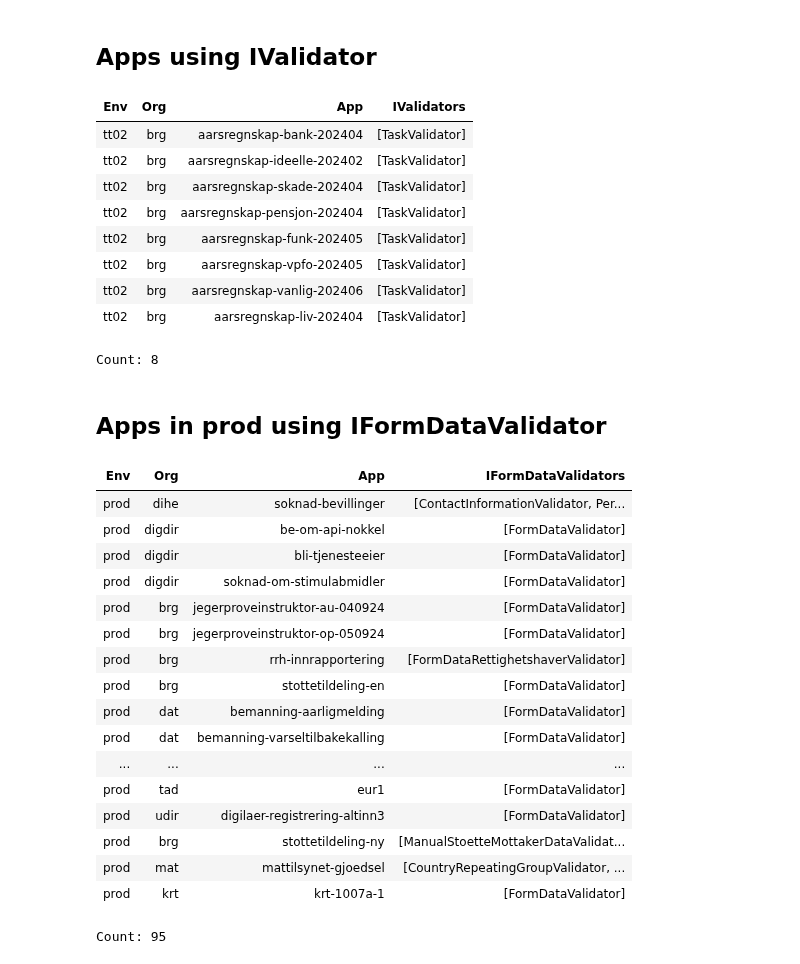
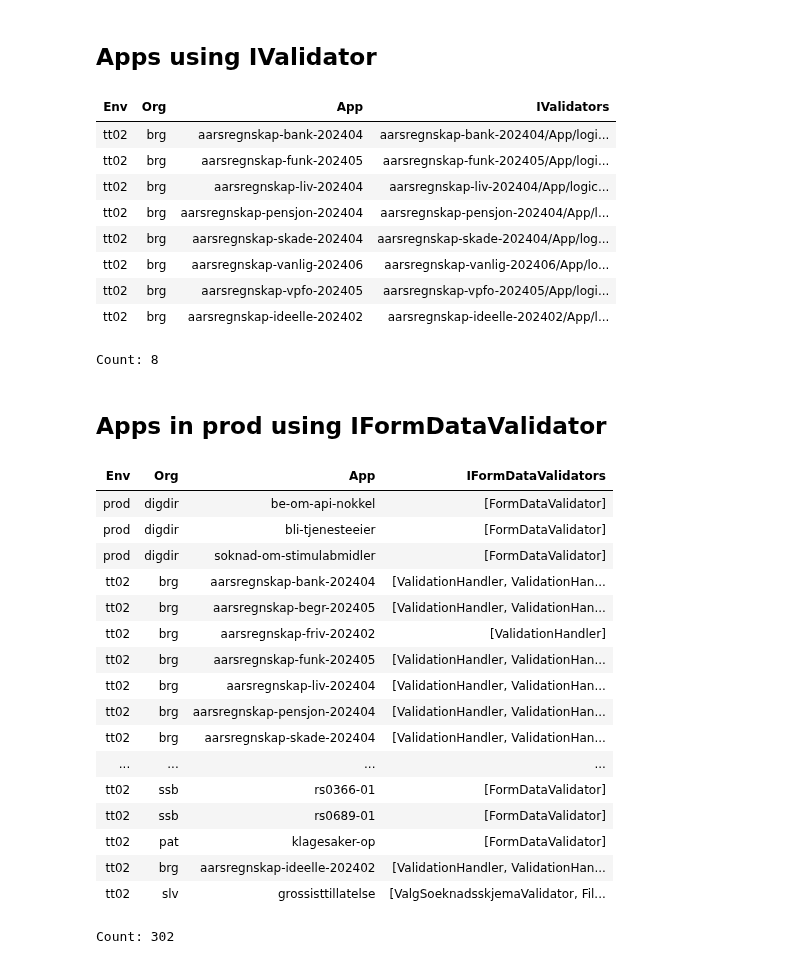
Before and after one commit to bjosttveit/altinn-app-insight, a Jupyter notebook: notebooks/program_cs.ipynb, the cells around one changed output. Cells and saved outputs as stored; diff of their text form; code cells hidden in the pictures.

```diff
--- a/notebooks/program_cs.ipynb
+++ b/notebooks/program_cs.ipynb
@@ -13,43 +13,49 @@ from package.apps import Apps
 ## Apps using IValidator
 # %%
 with Apps.init() as apps:
-    apps.where(lambda app: app.program_cs[r"\.AddTransient<IValidator,"] != None).select(
-        {"IValidators": lambda app: app.program_cs[r"\.AddTransient<IValidator,\s*([^>]+)>", 1, :]}
-    ).table()
+    apps.select(
+        {
+            "IValidators": lambda app: app.program_cs.custom_app_services(interface_name="IValidator").map(
+                lambda class_name: app.cs.flat_map(
+                    lambda cs: cs.class_declarations(name=class_name, implements="IValidator")
+                ).first
+            )
+        }
+    ).where(lambda app: len(app["IValidators"]) > 0).table()
 # %% [output]
 | Env | Org | App | IValidators |
-| tt02 | brg | aarsregnskap-bank-202404 | [TaskValidator] |
-| tt02 | brg | aarsregnskap-ideelle-202402 | [TaskValidator] |
-| tt02 | brg | aarsregnskap-skade-202404 | [TaskValidator] |
-| tt02 | brg | aarsregnskap-pensjon-202404 | [TaskValidator] |
-| tt02 | brg | aarsregnskap-funk-202405 | [TaskValidator] |
-| tt02 | brg | aarsregnskap-vpfo-202405 | [TaskValidator] |
-| tt02 | brg | aarsregnskap-vanlig-202406 | [TaskValidator] |
-| tt02 | brg | aarsregnskap-liv-202404 | [TaskValidator] |
+| tt02 | brg | aarsregnskap-bank-202404 | aarsregnskap-bank-202404/App/logi... |
+| tt02 | brg | aarsregnskap-funk-202405 | aarsregnskap-funk-202405/App/logi... |
+| tt02 | brg | aarsregnskap-liv-202404 | aarsregnskap-liv-202404/App/logic... |
+| tt02 | brg | aarsregnskap-pensjon-202404 | aarsregnskap-pensjon-202404/App/l... |
+| tt02 | brg | aarsregnskap-skade-202404 | aarsregnskap-skade-202404/App/log... |
+| tt02 | brg | aarsregnskap-vanlig-202406 | aarsregnskap-vanlig-202406/App/lo... |
+| tt02 | brg | aarsregnskap-vpfo-202405 | aarsregnskap-vpfo-202405/App/logi... |
+| tt02 | brg | aarsregnskap-ideelle-202402 | aarsregnskap-ideelle-202402/App/l... |
 Count: 8
 # %% [markdown]
 ## Apps in prod using IFormDataValidator
 # %%
 with Apps.init() as apps:
-    apps.where(lambda app: app.env == "prod" and app.program_cs[r"\.AddTransient<IFormDataValidator,"] != None).select(
-        {"IFormDataValidators": lambda app: app.program_cs[r"\.AddTransient<IFormDataValidator,\s*([^>]+)>", 1, :]}
-    ).table()
+    apps.select(
+        {"IFormDataValidators": lambda app: app.program_cs.custom_app_services(interface_name="IFormDataValidator")}
+    ).where(lambda app: len(app["IFormDataValidators"]) > 0).table()
 # %% [output]
 | Env | Org | App | IFormDataValidators |
-| prod | dihe | soknad-bevillinger | [ContactInformationValidator, Per... |
 | prod | digdir | be-om-api-nokkel | [FormDataValidator] |
 | prod | digdir | bli-tjenesteeier | [FormDataValidator] |
 | prod | digdir | soknad-om-stimulabmidler | [FormDataValidator] |
-| prod | brg | jegerproveinstruktor-au-040924 | [FormDataValidator] |
-| prod | brg | jegerproveinstruktor-op-050924 | [FormDataValidator] |
-| prod | brg | rrh-innrapportering | [FormDataRettighetshaverValidator] |
-| prod | brg | stottetildeling-en | [FormDataValidator] |
-| prod | dat | bemanning-aarligmelding | [FormDataValidator] |
-| prod | dat | bemanning-varseltilbakekalling | [FormDataValidator] |
+| tt02 | brg | aarsregnskap-bank-202404 | [ValidationHandler, ValidationHan... |
+| tt02 | brg | aarsregnskap-begr-202405 | [ValidationHandler, ValidationHan... |
+| tt02 | brg | aarsregnskap-friv-202402 | [ValidationHandler] |
+| tt02 | brg | aarsregnskap-funk-202405 | [ValidationHandler, ValidationHan... |
+| tt02 | brg | aarsregnskap-liv-202404 | [ValidationHandler, ValidationHan... |
+| tt02 | brg | aarsregnskap-pensjon-202404 | [ValidationHandler, ValidationHan... |
+| tt02 | brg | aarsregnskap-skade-202404 | [ValidationHandler, ValidationHan... |
 | ... | ... | ... | ... |
-| prod | tad | eur1 | [FormDataValidator] |
-| prod | udir | digilaer-registrering-altinn3 | [FormDataValidator] |
-| prod | brg | stottetildeling-ny | [ManualStoetteMottakerDataValidat... |
-| prod | mat | mattilsynet-gjoedsel | [CountryRepeatingGroupValidator, ... |
-| prod | krt | krt-1007a-1 | [FormDataValidator] |
+| tt02 | ssb | rs0366-01 | [FormDataValidator] |
+| tt02 | ssb | rs0689-01 | [FormDataValidator] |
+| tt02 | pat | klagesaker-op | [FormDataValidator] |
+| tt02 | brg | aarsregnskap-ideelle-202402 | [ValidationHandler, ValidationHan... |
+| tt02 | slv | grossisttillatelse | [ValgSoeknadsskjemaValidator, Fil... |
-Count: 95
+Count: 302
```
Also changed, not shown: 11 other files.
